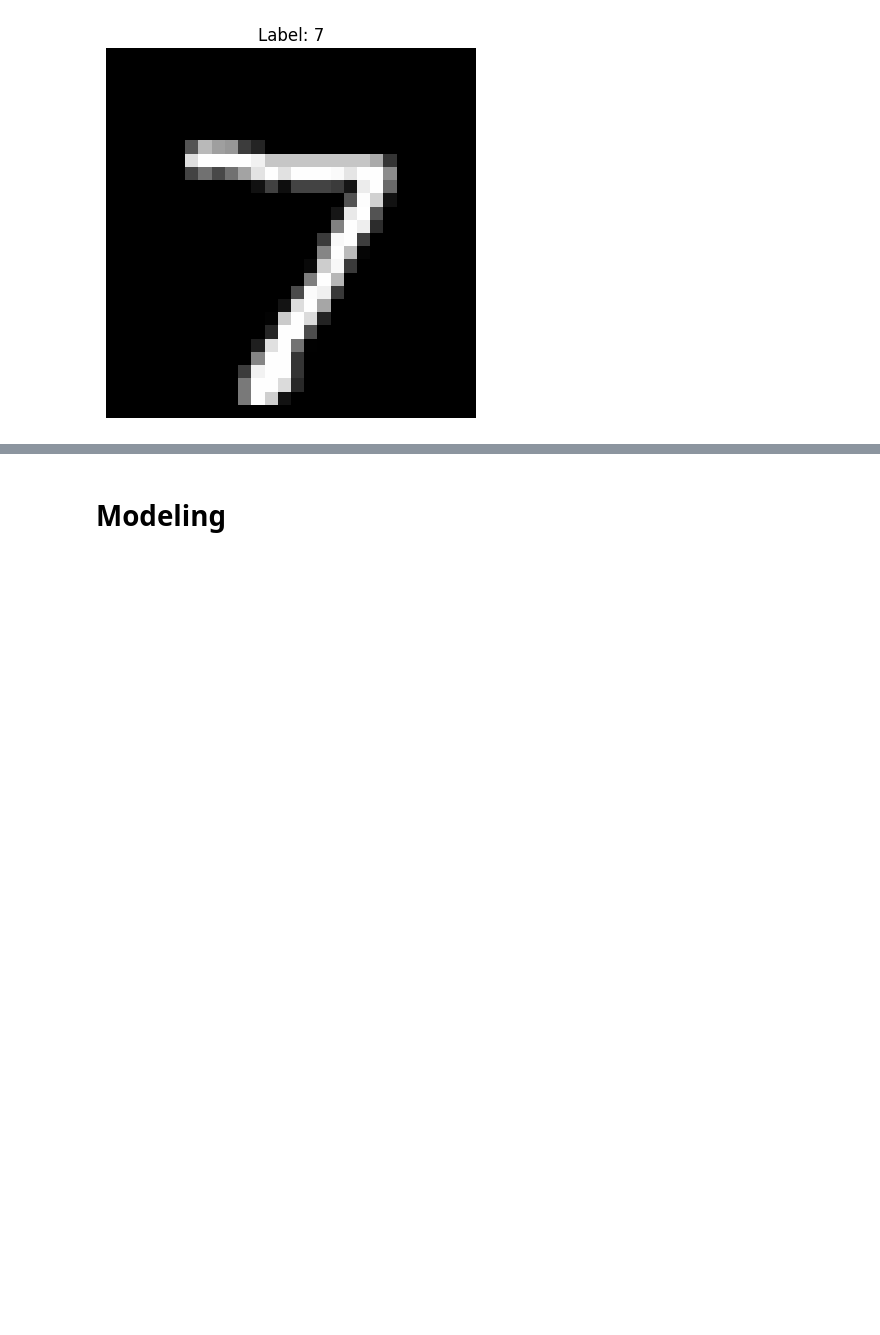
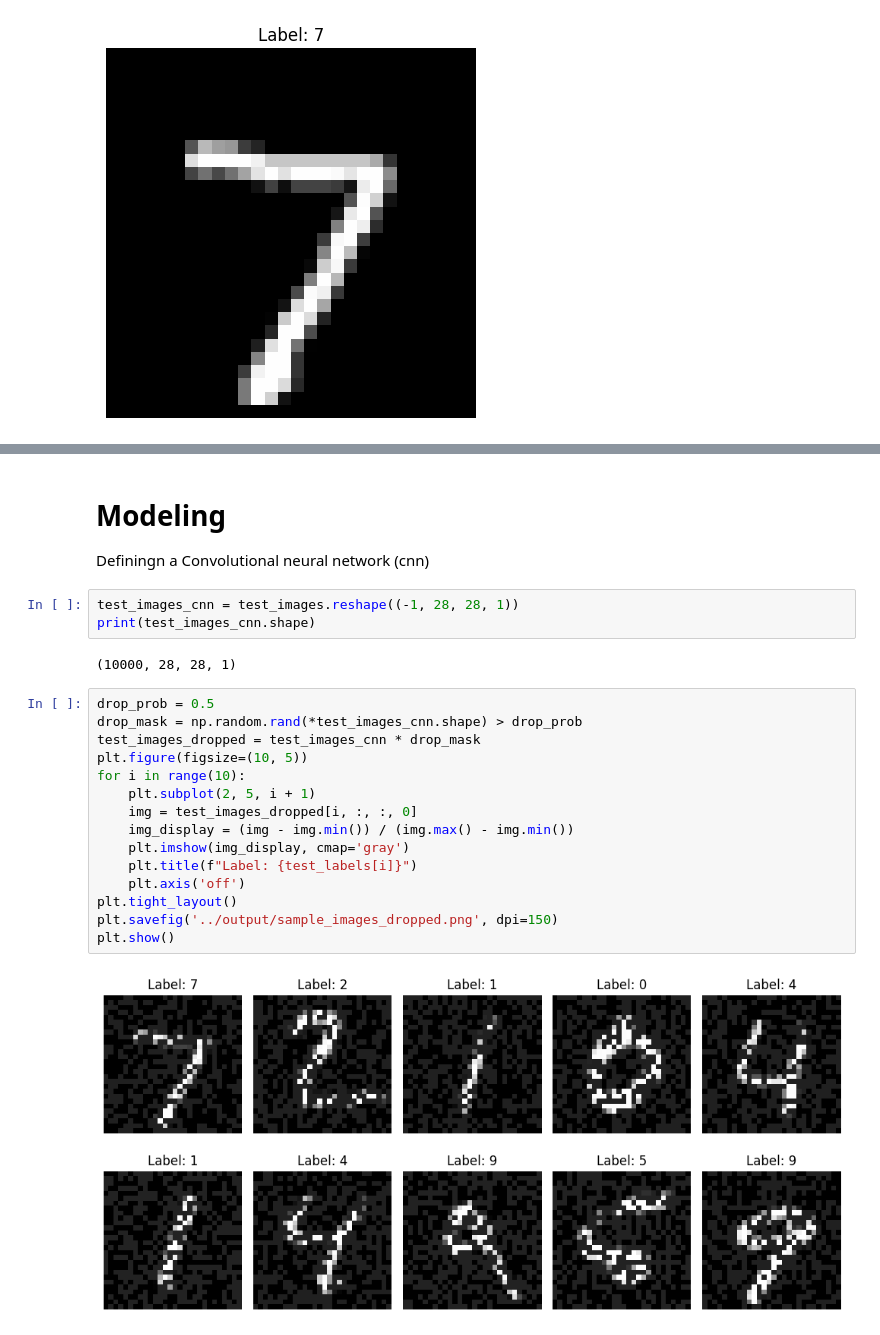
Before and after one commit to ebuitragod/mnist_bootstraping, a Jupyter notebook: app/src/exploring.ipynb, the cells around one changed output, grey strips where cells are left out. Saved outputs shown, nothing was run; the diff lists cells and outputs as text; blank space fills up the shorter version.

```diff
--- a/app/src/exploring.ipynb
+++ b/app/src/exploring.ipynb
@@ -176,2 +175,25 @@ plt.show()
 # %% [markdown]
 # Modeling
+Definingn a Convolutional neural network (cnn)
+# %%
+test_images_cnn = test_images.reshape((-1, 28, 28, 1))
+print(test_images_cnn.shape)
+# %% [output]
+(10000, 28, 28, 1)
+# %%
+drop_prob = 0.5
+drop_mask = np.random.rand(*test_images_cnn.shape) > drop_prob
+test_images_dropped = test_images_cnn * drop_mask
+plt.figure(figsize=(10, 5))
+for i in range(10):
+    plt.subplot(2, 5, i + 1)
+    img = test_images_dropped[i, :, :, 0]
+    img_display = (img - img.min()) / (img.max() - img.min())
+    plt.imshow(img_display, cmap='gray')
+    plt.title(f"Label: {test_labels[i]}")
+    plt.axis('off')
+plt.tight_layout()
+plt.savefig('../output/sample_images_dropped.png', dpi=150)
+plt.show()
+# %% [output]
+[figure, added]
```
Also changed, not shown: parts of 9 cells of this notebook, 3 other files.
